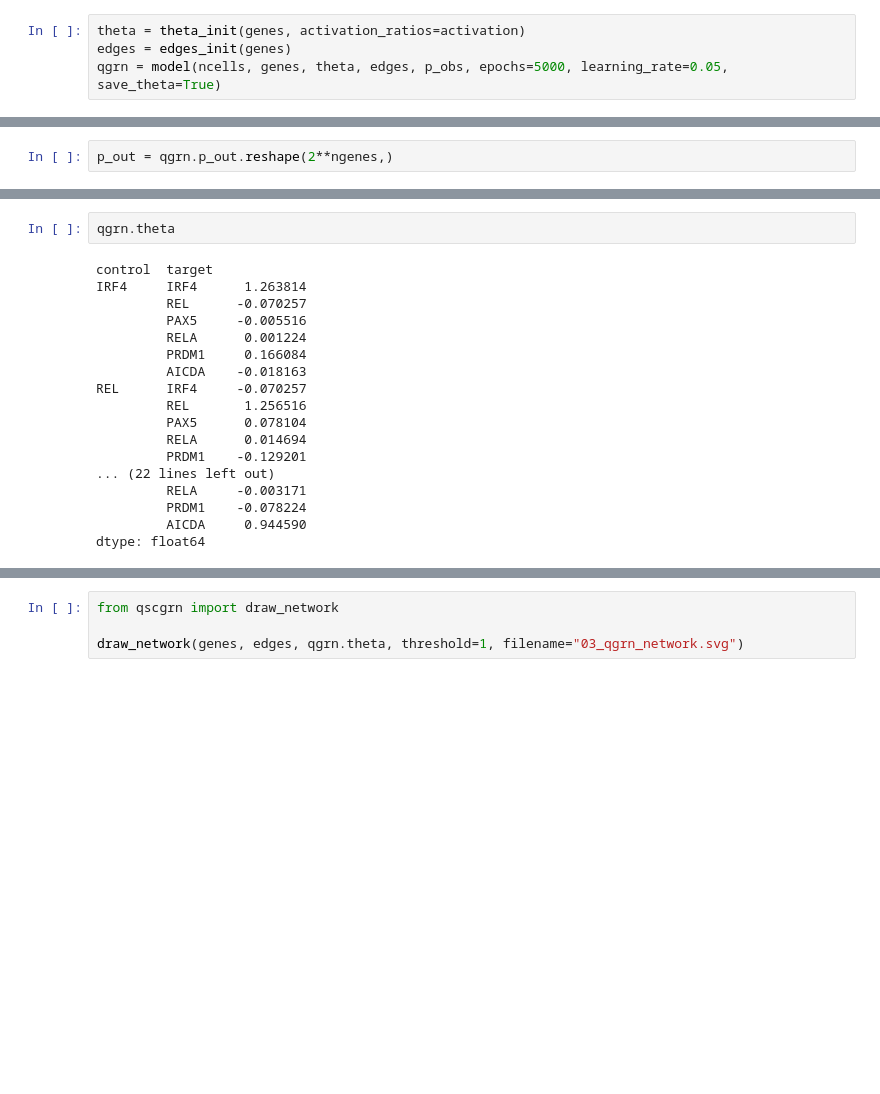
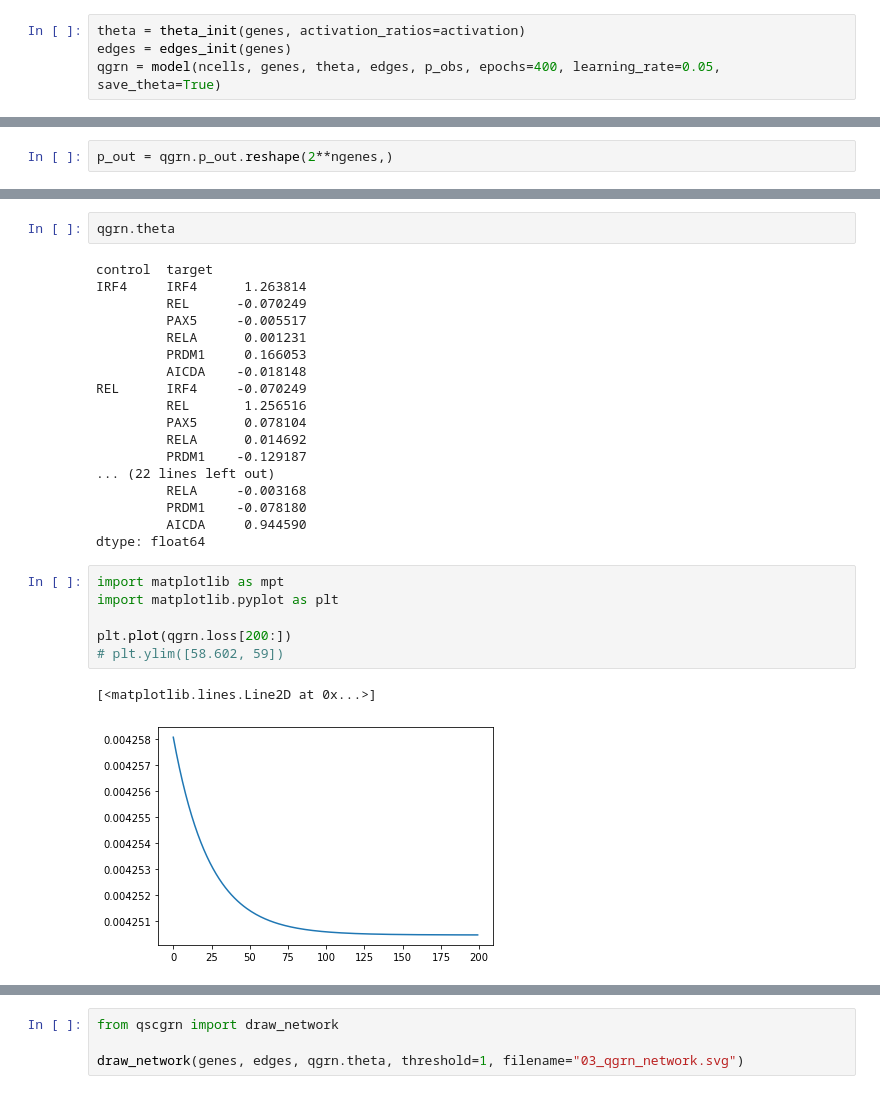
Before and after one commit to cailab-tamu/QuantumGRN, a Jupyter notebook: tutorial/01_qsc_grn_pearson.ipynb, the cells around one changed output, grey strips where cells are left out. Saved outputs shown, nothing was run; the diff lists cells and outputs as text; blank space fills up the shorter version.

```diff
--- a/tutorial/01_qsc_grn_pearson.ipynb
+++ b/tutorial/01_qsc_grn_pearson.ipynb
@@ -44,5 +40,5 @@ mask = mini_hist(ngenes, p_obs, limit=0.01, ymax=0.15,
 # %%
 theta = theta_init(genes, activation_ratios=activation)
 edges = edges_init(genes)
-qgrn = model(ncells, genes, theta, edges, p_obs, epochs=5000, learning_rate=0.05, save_theta=True)
+qgrn = model(ncells, genes, theta, edges, p_obs, epochs=400, learning_rate=0.05, save_theta=True)
 # %% [output]
@@ -74,18 +112,27 @@ qgrn.theta
 # %% [output]
 control  target
 IRF4     IRF4      1.263814
-         REL      -0.070257
-         PAX5     -0.005516
-         RELA      0.001224
-         PRDM1     0.166084
-         AICDA    -0.018163
-REL      IRF4     -0.070257
+         REL      -0.070249
+         PAX5     -0.005517
+         RELA      0.001231
+         PRDM1     0.166053
+         AICDA    -0.018148
+REL      IRF4     -0.070249
          REL       1.256516
          PAX5      0.078104
-         RELA      0.014694
-         PRDM1    -0.129201
+         RELA      0.014692
+         PRDM1    -0.129187
 ... (22 lines left out)
-         RELA     -0.003171
-         PRDM1    -0.078224
+         RELA     -0.003168
+         PRDM1    -0.078180
          AICDA     0.944590
 dtype: float64
+# %%
+import matplotlib as mpt
+import matplotlib.pyplot as plt
+
+plt.plot(qgrn.loss[200:])
+# plt.ylim([58.602, 59])
+# %% [output]
+[<matplotlib.lines.Line2D at 0x...>]
+[figure, added]
```
Also changed, not shown: parts of 10 cells of this notebook, 5 other files.
